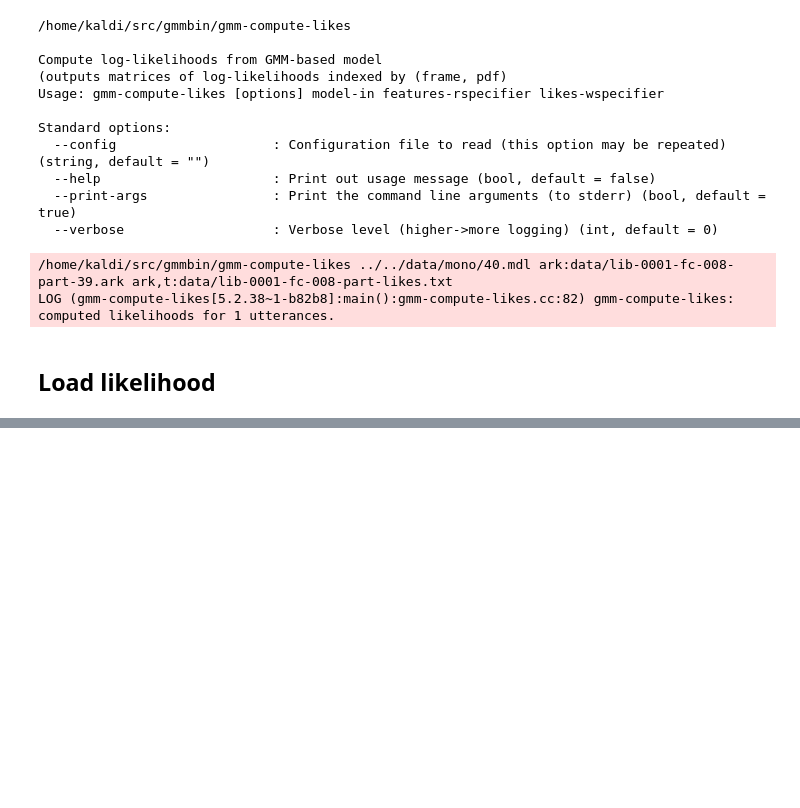
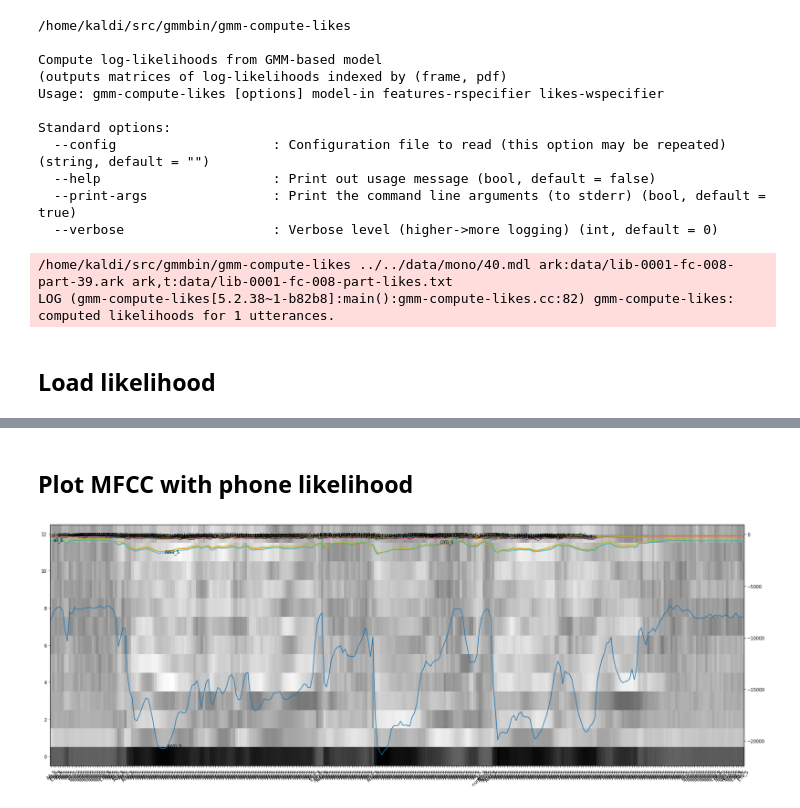
Before and after one commit to jaekookang/kaldi_tools, a Jupyter notebook: tools/calculate_likelihood_per_frame/calculate_likelihood_per_frame.ipynb, the cells around one changed output, grey strips where cells are left out. Saved outputs shown, nothing was run; the diff lists cells and outputs as text; code cells hidden in the pictures; blank space fills up the shorter version.

```diff
--- a/tools/calculate_likelihood_per_frame/calculate_likelihood_per_frame.ipynb
+++ b/tools/calculate_likelihood_per_frame/calculate_likelihood_per_frame.ipynb
@@ -133,0 +141,8 @@ K = GetParam()
+# %%
+mdl_txt = 'model/final.txt'
+trans_txt = 'model/trans_prob.txt'
+phones_txt = 'model/phones.txt'
+sets_txt = 'model/sets.txt'
+save_dir = 'result'
+
+K = GetParam(mdl_txt, trans_txt, phones_txt, sets_txt, save_dir)
@@ -133,0 +168,34 @@ K = GetParam()
+# %% [markdown]
+## Plot MFCC with phone likelihood
+# %%
+def plot_mfcc_likes(mfcc, likes, ph_seq=None):
+    fig, ax1 = plt.subplots(figsize=(28,10), facecolor='white')
+    im = ax1.imshow(mfcc.T, origin='lower', aspect='auto', cmap='Greys')
+    ax1.autoscale(False)
+    ax1.set_xticks(range(mfcc.shape[0]))
+    if ph_seq:
+        ax1.set_xticklabels([ph[0] for ph in ph_seq], rotation=45)
+    else:
+        ax1.set_xticklabels([str(i) for i in range(mfcc.shape[0])], rotation=45)
+    ax2 = ax1.twinx()
+    ax2.plot(likes)
+
+    inc = 1
+    if ph_seq:
+        for i in range(likes.shape[1]):
+            ax2.text(i, likes[i,i], K.pdf[i][0])
+            inc += 1
+    else:
+        for i in range(likes.shape[1]):
+            ax2.text(i, likes[i,i], str(i))
+            inc += 1
+# %%
+# all phones
+ph_seq = []
+argmax = np.argmax(likes, axis=1)
+for m in argmax:
+    ph_seq.append(K.pdf[m])
+
+plot_mfcc_likes(mfcc, likes, ph_seq)
+# %% [output]
+[figure, added]
```
Also changed, not shown: parts of 16 cells of this notebook, 33 other files.
